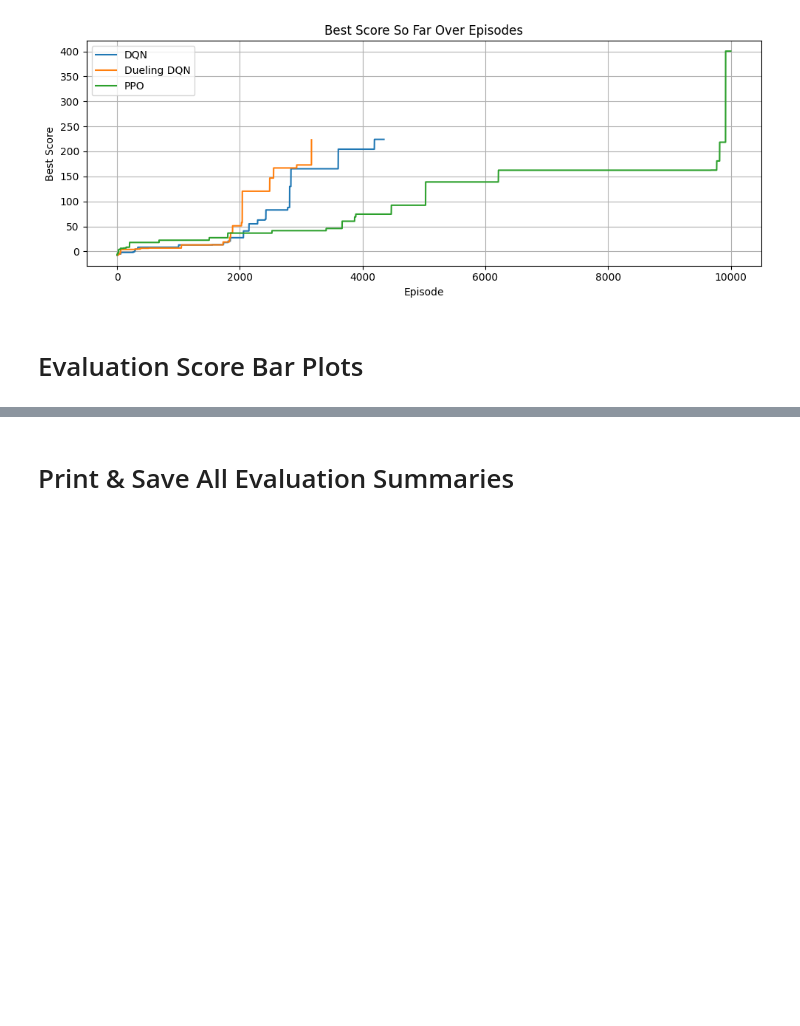
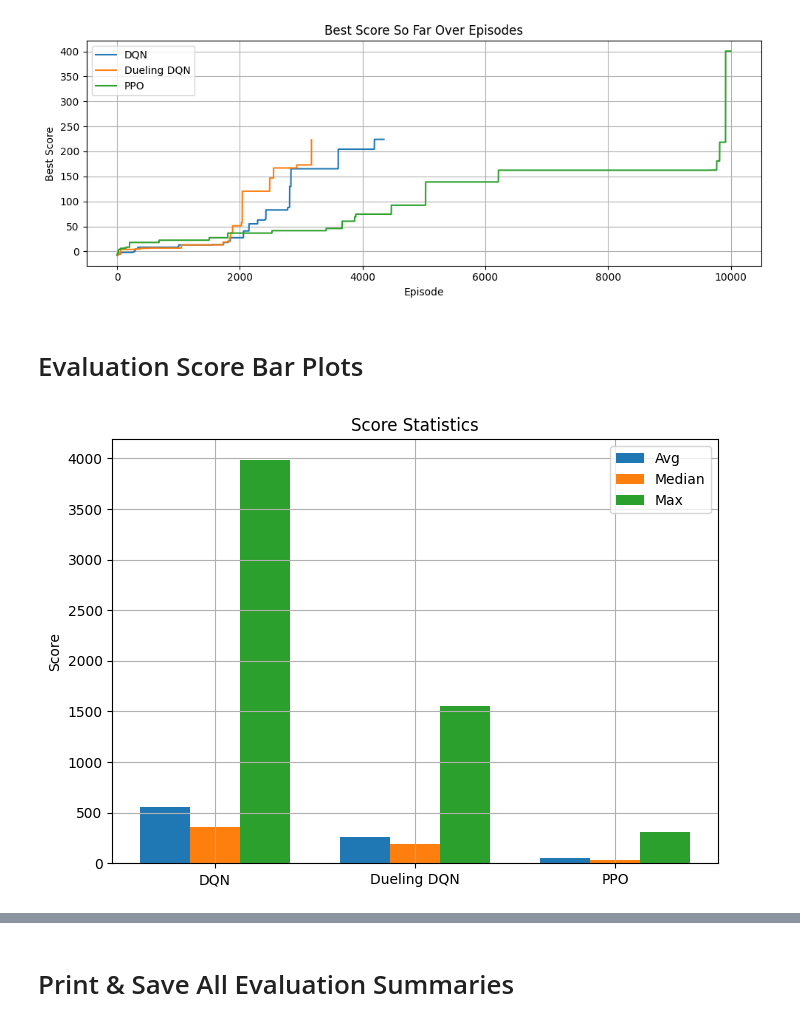
Before and after one commit to ezman102/flappybird_RL, a Jupyter notebook: visualization.ipynb, the cells around one changed output, grey strips where cells are left out. Drawn from its saved outputs; the diff is of its cells as text; code cells hidden in the pictures; blank space fills up the shorter version.

```diff
--- a/visualization.ipynb
+++ b/visualization.ipynb
@@ -61,4 +61,30 @@ plt.show()
 [figure]
 # %% [markdown]
 # Evaluation Score Bar Plots
+# %%
+import numpy as np
+import matplotlib.pyplot as plt
+
+labels = ["DQN", "Dueling DQN", "PPO"]
+avg_scores = [557.48, 257.13, 51.59]
+max_scores = [3989, 1551, 312]
+median_scores = [360, 195, 37]
+
+x = np.arange(len(labels))
+width = 0.25
+
+# --- Score Metrics ---
+plt.figure(figsize=(7, 5))
+plt.bar(x - width, avg_scores, width, label='Avg')
+plt.bar(x, median_scores, width, label='Median')
+plt.bar(x + width, max_scores, width, label='Max')
+plt.title("Score Statistics")
+plt.ylabel("Score")
+plt.xticks(x, labels)
+plt.legend()
+plt.grid(True)
+plt.tight_layout()
+plt.show()
+# %% [output]
+[figure, added]
 # %%
```
Also changed, not shown: parts of 2 cells of this notebook, 2 other files.
